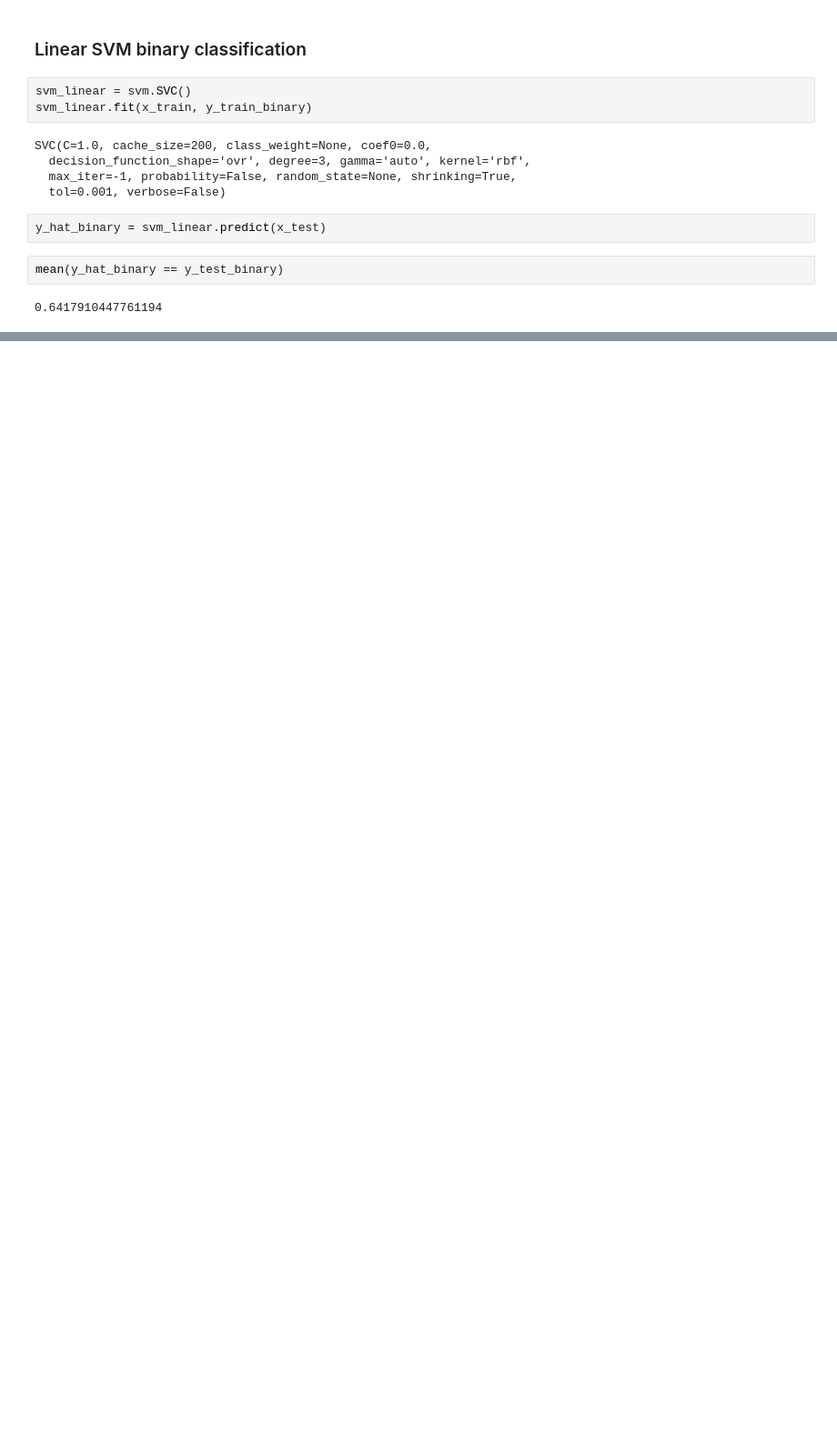
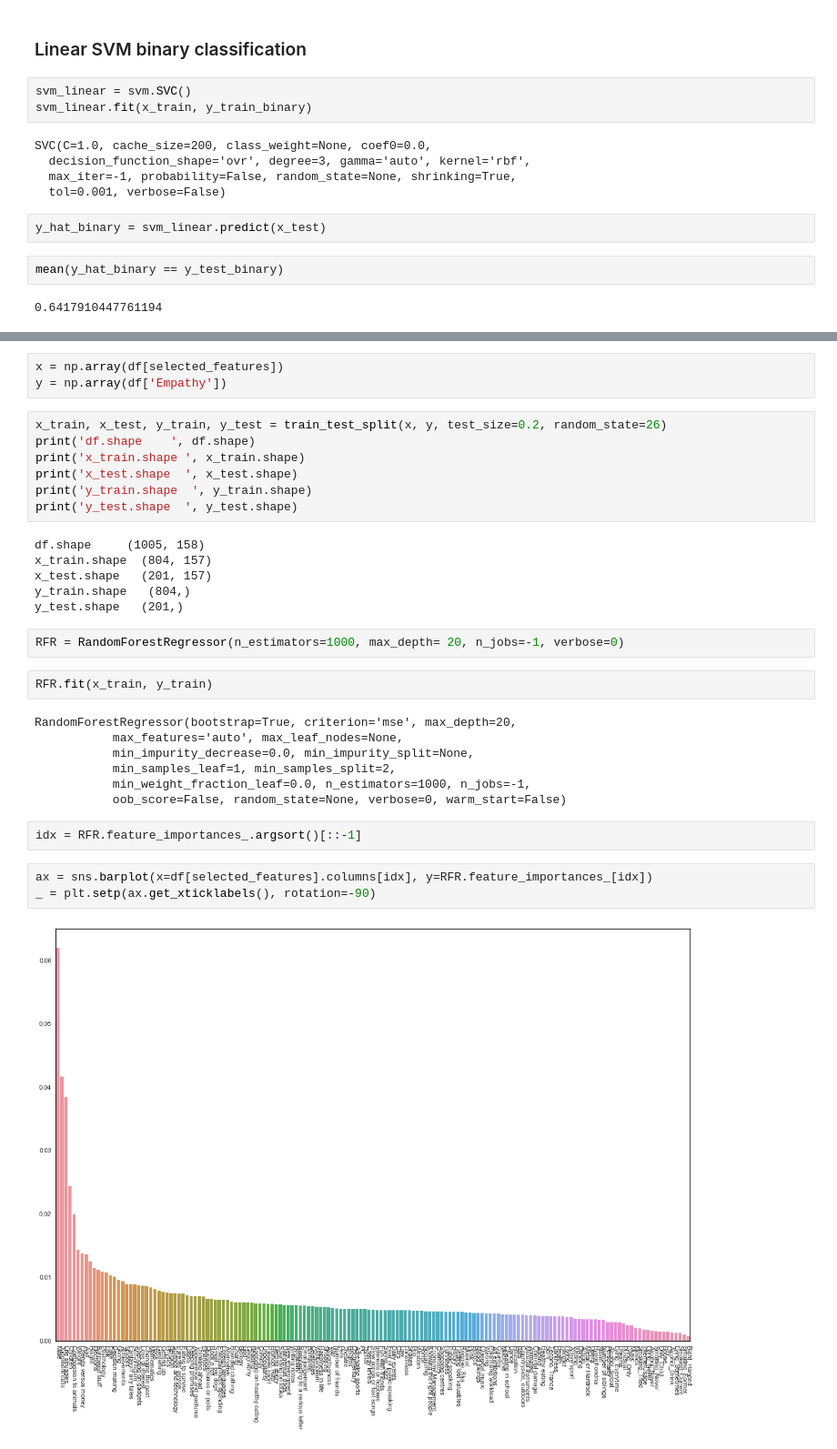
Before and after one commit to mirkomantovani/Machine-Learning-empathy-prediction, a Jupyter notebook: workflow.ipynb, the cells around one changed output, grey strips where cells are left out. Shown at 91% size. Cells and saved outputs as stored; diff of their text form; blank space fills up the shorter version.

Commit message:
Finished Random Forest

```diff
--- a/workflow.ipynb
+++ b/workflow.ipynb
@@ -628,0 +638,34 @@ mean(y_hat_binary == y_test_binary)
+# %%
+x = np.array(df[selected_features])
+y = np.array(df['Empathy'])
+# %%
+x_train, x_test, y_train, y_test = train_test_split(x, y, test_size=0.2, random_state=26)
+print('df.shape    ', df.shape)
+print('x_train.shape ', x_train.shape)
+print('x_test.shape  ', x_test.shape)
+print('y_train.shape  ', y_train.shape)
+print('y_test.shape  ', y_test.shape)
+# %% [output]
+df.shape     (1005, 158)
+x_train.shape  (804, 157)
+x_test.shape   (201, 157)
+y_train.shape   (804,)
+y_test.shape   (201,)
+# %%
+RFR = RandomForestRegressor(n_estimators=1000, max_depth= 20, n_jobs=-1, verbose=0)
+# %%
+RFR.fit(x_train, y_train)
+# %% [output]
+RandomForestRegressor(bootstrap=True, criterion='mse', max_depth=20,
+           max_features='auto', max_leaf_nodes=None,
+           min_impurity_decrease=0.0, min_impurity_split=None,
+           min_samples_leaf=1, min_samples_split=2,
+           min_weight_fraction_leaf=0.0, n_estimators=1000, n_jobs=-1,
+           oob_score=False, random_state=None, verbose=0, warm_start=False)
+# %%
+idx = RFR.feature_importances_.argsort()[::-1]
+# %%
+ax = sns.barplot(x=df[selected_features].columns[idx], y=RFR.feature_importances_[idx])
+_ = plt.setp(ax.get_xticklabels(), rotation=-90)
+# %% [output]
+[figure, added]
```
Also changed, not shown: parts of 44 cells of this notebook.
